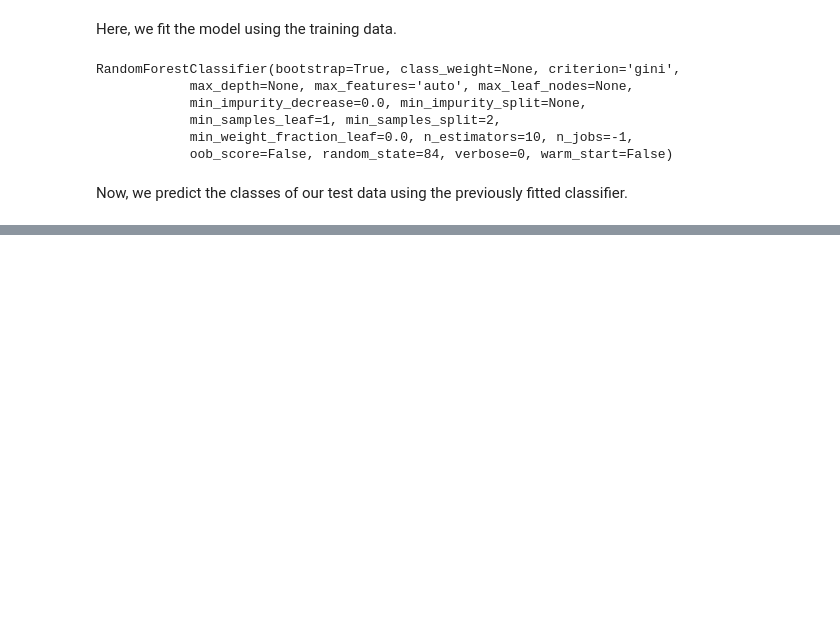
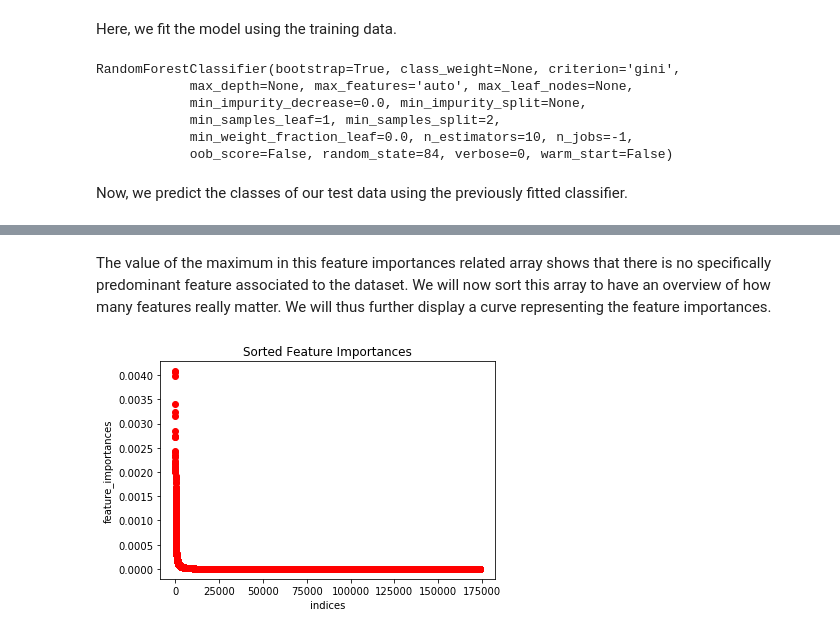
Before and after one commit to Hilefebvre/AppliedDataAnalysis, a Jupyter notebook: ADA2017-Homeworks/04 - Applied ML/hw4.ipynb, the cells around one changed output, grey strips where cells are left out. Saved outputs shown, nothing was run; the diff lists cells and outputs as text; code cells hidden in the pictures; blank space fills up the shorter version.

```diff
--- a/ADA2017-Homeworks/04 - Applied ML/hw4.ipynb
+++ b/ADA2017-Homeworks/04 - Applied ML/hw4.ipynb
@@ -213,0 +228,12 @@ feature_importances_rf.max()
+# %% [markdown]
+The value of the maximum in this feature importances related array shows that there is no specifically predominant feature associated to the dataset. We will now sort this array to have an overview of how many features really matter. We will thus further display a curve representing the feature importances.
+# %%
+feature_importances_rf_sorted = np.sort(feature_importances_rf)[::-1]
+# %%
+plt.plot(range(len(feature_importances_rf_sorted)), feature_importances_rf_sorted, 'ro')
+plt.xlabel('indices')
+plt.ylabel('feature_importances')
+plt.title('Sorted Feature Importances')
+plt.show()
+# %% [output]
+[figure, added]
```
Also changed, not shown: parts of 32 cells of this notebook.
